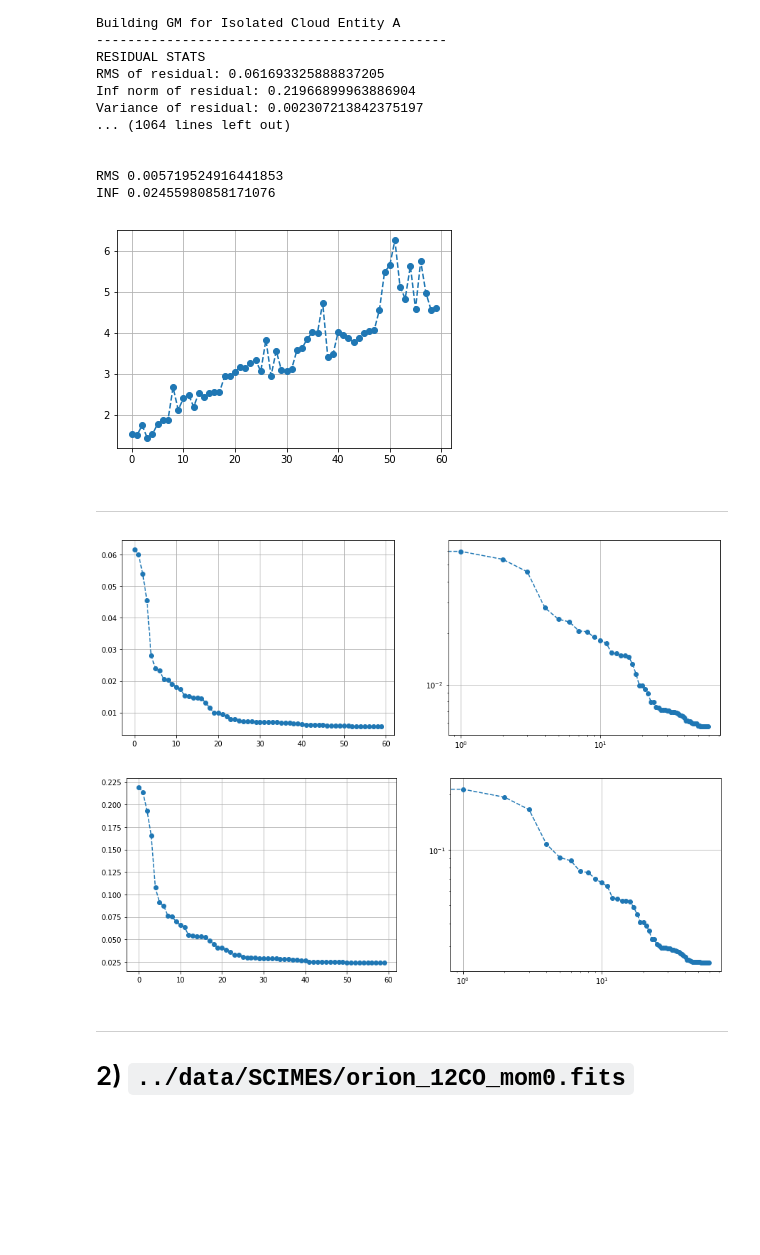
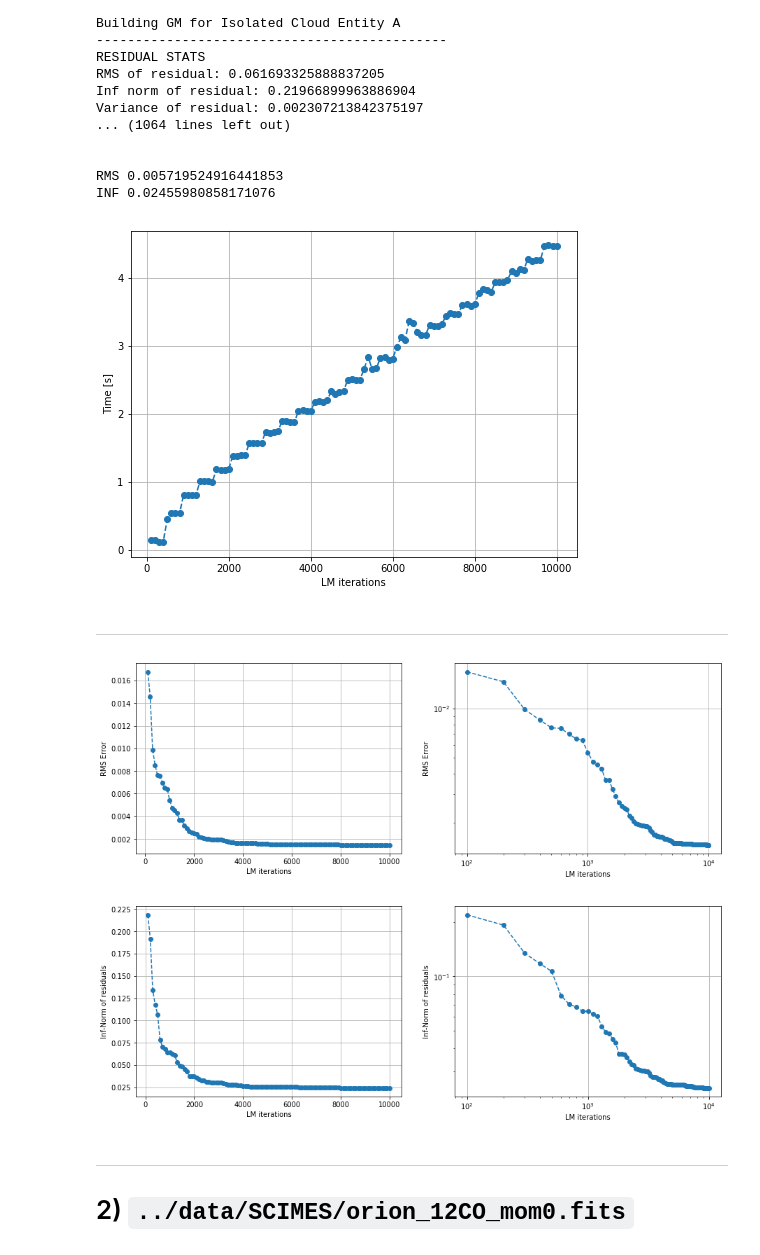
Before and after one commit to mavillan/HDMClouds, a Jupyter notebook: notebooks/exp-LM.ipynb, the cells around one changed output. Cells and saved outputs as stored; diff of their text form; code cells hidden in the pictures; blank space fills up the shorter version.

```diff
--- a/notebooks/exp-LM.ipynb
+++ b/notebooks/exp-LM.ipynb
@@ -35,6 +35,7 @@ matplotlib.rcParams.update({'font.size': 20})
 #from pycupid import *
 
 save_path = "/Users/martin/Dropbox/Aplicaciones/ShareLaTeX/HDMC-3rd_mnras_submission/figures/"
+results_path = "../results/"
 # %% [markdown]
 ***
 # 1) `../data/images/Orion.cont.image.fits`
@@ -135,12 +136,24 @@ orionKLresults = {"times":times, "rms":rms_errors, "inf":inf_errors}
 with open('exp-LM-orionKL.pickle', 'wb') as handle:
     pickle.dump(orionKLresults, handle, protocol=pickle.HIGHEST_PROTOCOL)
     handle.close()
+# %%
+handle = open(results_path+"exp-LM-orionKL.pickle", "rb")
+orionKLresults = pickle.load(handle)
+handle.close()
+
+lm_iterations = np.arange(100, 10001, 100)
+times = orionKLresults["times"]
+rms_errors = orionKLresults["rms"]
+inf_errors = orionKLresults["inf"]
 # %%
-plt.plot(times, "o--")
+plt.figure(figsize=(8,6))
+plt.plot(lm_iterations, times, "o--")
 plt.grid()
+plt.xlabel("LM iterations")
+plt.ylabel("Time [s]")
 plt.show()
 # %% [output]
-[figure, old version]
+[figure, new version]
 # %% [markdown]
 ***
 # %%
@@ -166,27 +179,35 @@ _inf_errors = makeup(inf_errors)
 # %%
 plt.figure(figsize=(15,5))
 plt.subplot(1,2,1)
-plt.plot(_rms_errors, "o--")
+plt.plot(lm_iterations, _rms_errors, "o--")
+plt.xlabel("LM iterations")
+plt.ylabel("RMS Error")
 plt.grid()
 
 plt.subplot(1,2,2)
-plt.loglog(_rms_errors, "o--")
+plt.loglog(lm_iterations, _rms_errors, "o--")
 plt.grid()
+plt.xlabel("LM iterations")
+plt.ylabel("RMS Error")
 plt.show()
 # %% [output]
-[figure, old version]
+[figure, new version]
 # %%
 plt.figure(figsize=(15,5))
 plt.subplot(1,2,1)
-plt.plot(_inf_errors, "o--")
+plt.plot(lm_iterations, _inf_errors, "o--")
+plt.xlabel("LM iterations")
+plt.ylabel("Inf-Norm of residuals")
 plt.grid()
 
 plt.subplot(1,2,2)
-plt.loglog(_inf_errors, "o--")
+plt.loglog(lm_iterations, _inf_errors, "o--")
+plt.xlabel("LM iterations")
+plt.ylabel("Inf-Norm of residuals")
 plt.grid()
 plt.show()
 # %% [output]
-[figure, old version]
+[figure, new version]
 # %% [markdown]
 ***
 # 2) `../data/SCIMES/orion_12CO_mom0.fits`
```
Also changed, not shown: parts of 14 cells of this notebook.
